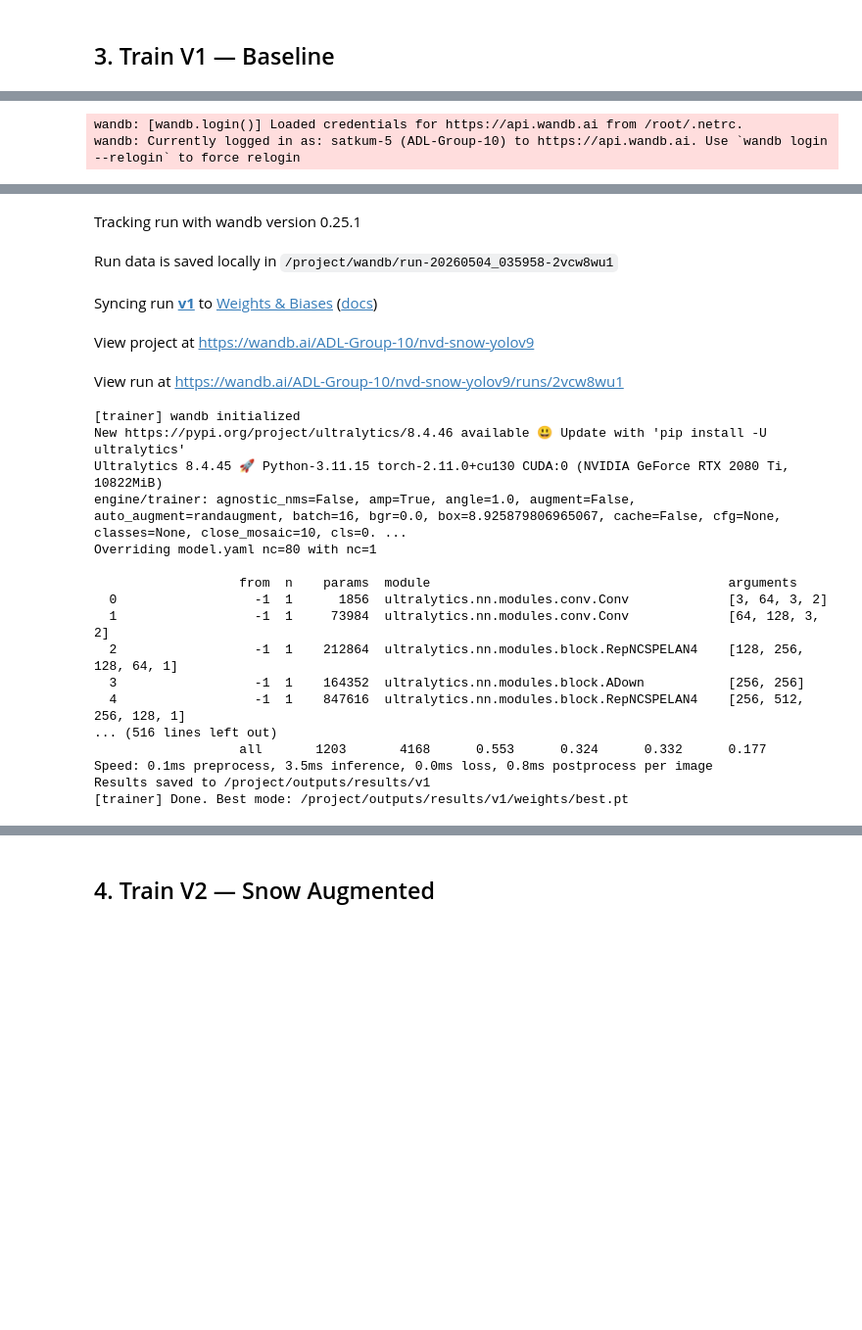
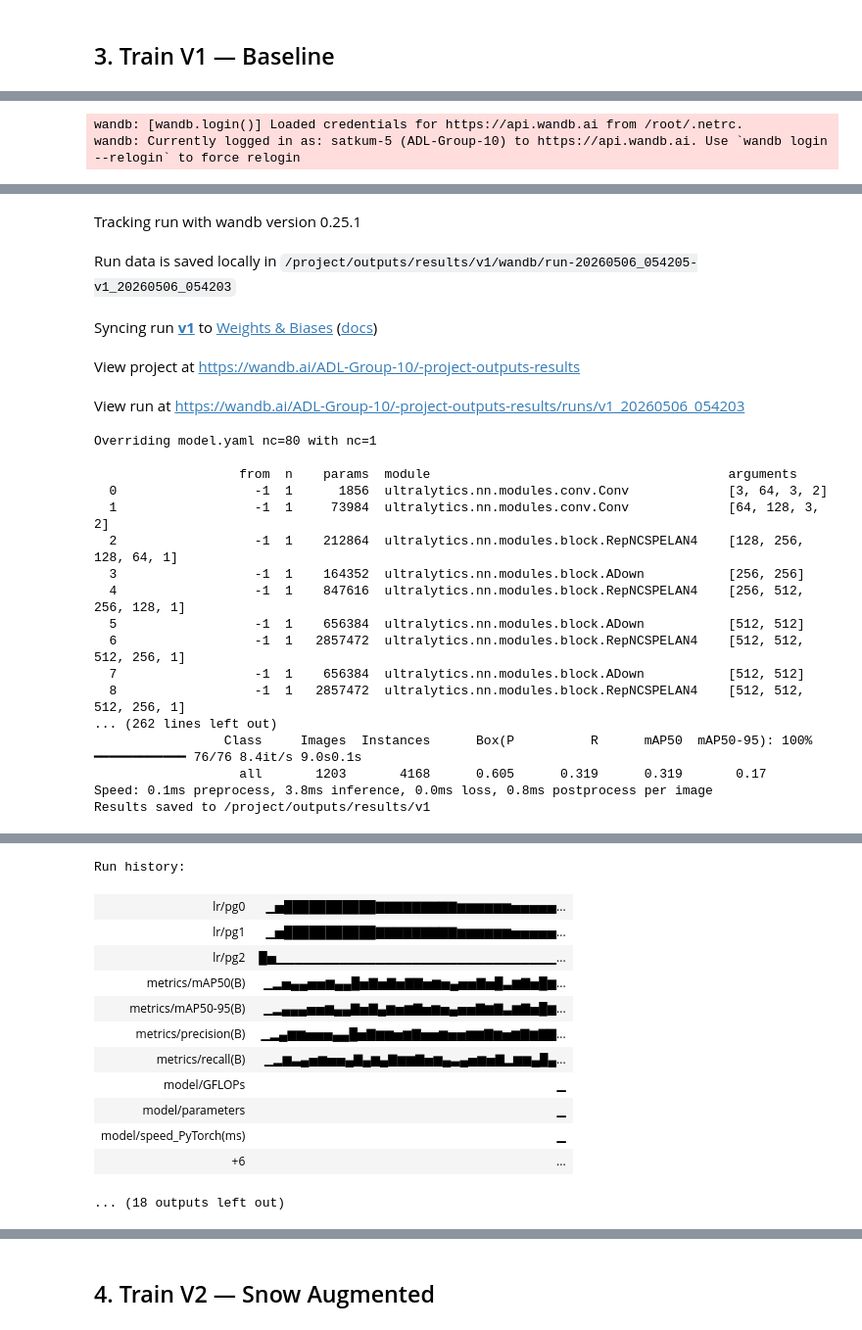
Before and after one commit to ADL-Group-10/project, a Jupyter notebook: notebooks/train.ipynb, the cells around one changed output, grey strips where cells are left out. Shown at 98% size. Cells and saved outputs as stored; diff of their text form; code cells hidden in the pictures; blank space fills up the shorter version.

```diff
--- a/notebooks/train.ipynb
+++ b/notebooks/train.ipynb
@@ -125,11 +107,10 @@ from src.common_utils import load_config
 from src.model.trainer import YOLOv9Trainer
 
 cfg = load_config(variant="v1")
-#cfg.training.epochs = 100
-#cfg.training.batch_size = 8   # quick test first
-cfg.training.early_stopping_patience = 0  # disable early stopping
+cfg.training.batch_size = 8   # quick test first
+#cfg.training.early_stopping_patience = 0  # disable early stopping
 trainer = YOLOv9Trainer(cfg)
-trainer.train()
+trainer.train(name="v1")
 # %% [output]
 [trainer] YOLOv9 loaded on 0
 [trainer] Using existing dataset.
@@ -137,14 +122,10 @@ wandb: [wandb.login()] Loaded credentials for https://api.wandb.ai from /root/.n
 wandb: Currently logged in as: satkum-5 (ADL-Group-10) to https://api.wandb.ai. Use `wandb login --relogin` to force relogin
 [interactive output not drawn]
 Tracking run with wandb version 0.25.1
-Run data is saved locally in /project/wandb/run-20260504_035958-2vcw8wu1
+Run data is saved locally in /project/outputs/results/v1/wandb/run-20260506_054205-v1_20260506_054203
 Syncing run v1 to Weights & Biases (docs)
-View project at https://wandb.ai/ADL-Group-10/nvd-snow-yolov9
+View project at https://wandb.ai/ADL-Group-10/-project-outputs-results
-View run at https://wandb.ai/ADL-Group-10/nvd-snow-yolov9/runs/2vcw8wu1
+View run at https://wandb.ai/ADL-Group-10/-project-outputs-results/runs/v1_20260506_054203
-[trainer] wandb initialized
-New https://pypi.org/project/ultralytics/8.4.46 available 😃 Update with 'pip install -U ultralytics'
-Ultralytics 8.4.45 🚀 Python-3.11.15 torch-2.11.0+cu130 CUDA:0 (NVIDIA GeForce RTX 2080 Ti, 10822MiB)
-engine/trainer: agnostic_nms=False, amp=True, angle=1.0, augment=False, auto_augment=randaugment, batch=16, bgr=0.0, box=8.925879806965067, cache=False, cfg=None, classes=None, close_mosaic=10, cls=0. ...
 Overriding model.yaml nc=80 with nc=1
 
                    from  n    params  module                                       arguments
@@ -153,8 +134,12 @@ Overriding model.yaml nc=80 with nc=1
   2                  -1  1    212864  ultralytics.nn.modules.block.RepNCSPELAN4    [128, 256, 128, 64, 1]
   3                  -1  1    164352  ultralytics.nn.modules.block.ADown           [256, 256]
   4                  -1  1    847616  ultralytics.nn.modules.block.RepNCSPELAN4    [256, 512, 256, 128, 1]
-... (516 lines left out)
-                   all       1203       4168      0.553      0.324      0.332      0.177
-Speed: 0.1ms preprocess, 3.5ms inference, 0.0ms loss, 0.8ms postprocess per image
+  5                  -1  1    656384  ultralytics.nn.modules.block.ADown           [512, 512]
+  6                  -1  1   2857472  ultralytics.nn.modules.block.RepNCSPELAN4    [512, 512, 512, 256, 1]
+  7                  -1  1    656384  ultralytics.nn.modules.block.ADown           [512, 512]
+  8                  -1  1   2857472  ultralytics.nn.modules.block.RepNCSPELAN4    [512, 512, 512, 256, 1]
+... (262 lines left out)
+                 Class     Images  Instances      Box(P          R      mAP50  mAP50-95): 100% ━━━━━━━━━━━━ 76/76 8.4it/s 9.0s0.1s
+                   all       1203       4168      0.605      0.319      0.319       0.17
+Speed: 0.1ms preprocess, 3.8ms inference, 0.0ms loss, 0.8ms postprocess per image
 Results saved to /project/outputs/results/v1
-[trainer] Done. Best mode: /project/outputs/results/v1/weights/best.pt
@@ -161,3 +147,16 @@ Results saved to /project/outputs/results/v1
+Run history:
+| lr/pg0 | ▁▅███████████▇▇▇▇▇▇▇▇▇▆▆▆▆▆▆▅▅▅▅▅... |
+| lr/pg1 | ▁▅███████████▇▇▇▇▇▇▇▇▇▆▆▆▆▆▆▅▅▅▅▅... |
+| lr/pg2 | █▅▁▁▁▁▁▁▁▁▁▁▁▁▁▁▁▁▁▁▁▁▁▁▁▁▁▁▁▁▁▁▁... |
+| metrics/mAP50(B) | ▁▂▅▄▄▅▅▆▄▄█▅▇▅▇▅▇▇▅▆▅▄▅▅▇▅█▃▆▇▅█▆... |
+| metrics/mAP50-95(B) | ▁▂▄▄▄▅▅▆▄▄▇▅▇▄▆▅▆▇▅▆▅▄▅▅▇▆▇▃▆▇▅█▆... |
+| metrics/precision(B) | ▁▂▄▆▆▅▅▅▄▄█▅▇▆▆▅▆▇▅▅▆▅▅▆▆▇▆▅▆▇▆▇▇... |
+| metrics/recall(B) | ▁▂▆▃▄▅▆▅▅▄▇▄▆▄▇▆▆▇▅▆▄▃▄▅▆▅▇▂▆▆▄█▄... |
+| model/GFLOPs | ▁ |
+| model/parameters | ▁ |
+| model/speed_PyTorch(ms) | ▁ |
+| +6 | ... |
+... (18 outputs left out)
 # %%
 # Quick validation check after training
 v1_metrics = trainer.validate()
```
Also changed, not shown: parts of 10 cells of this notebook, 8 other files.
